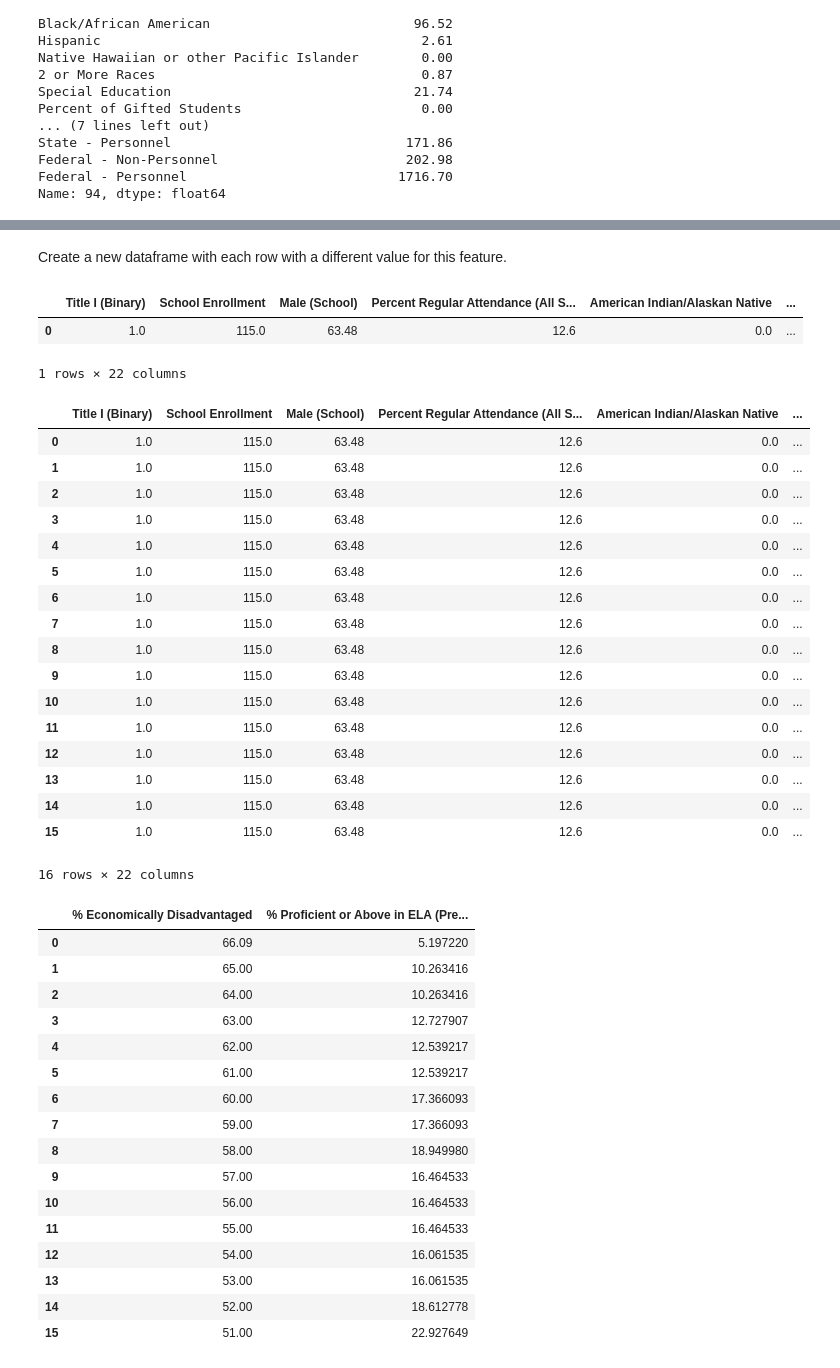
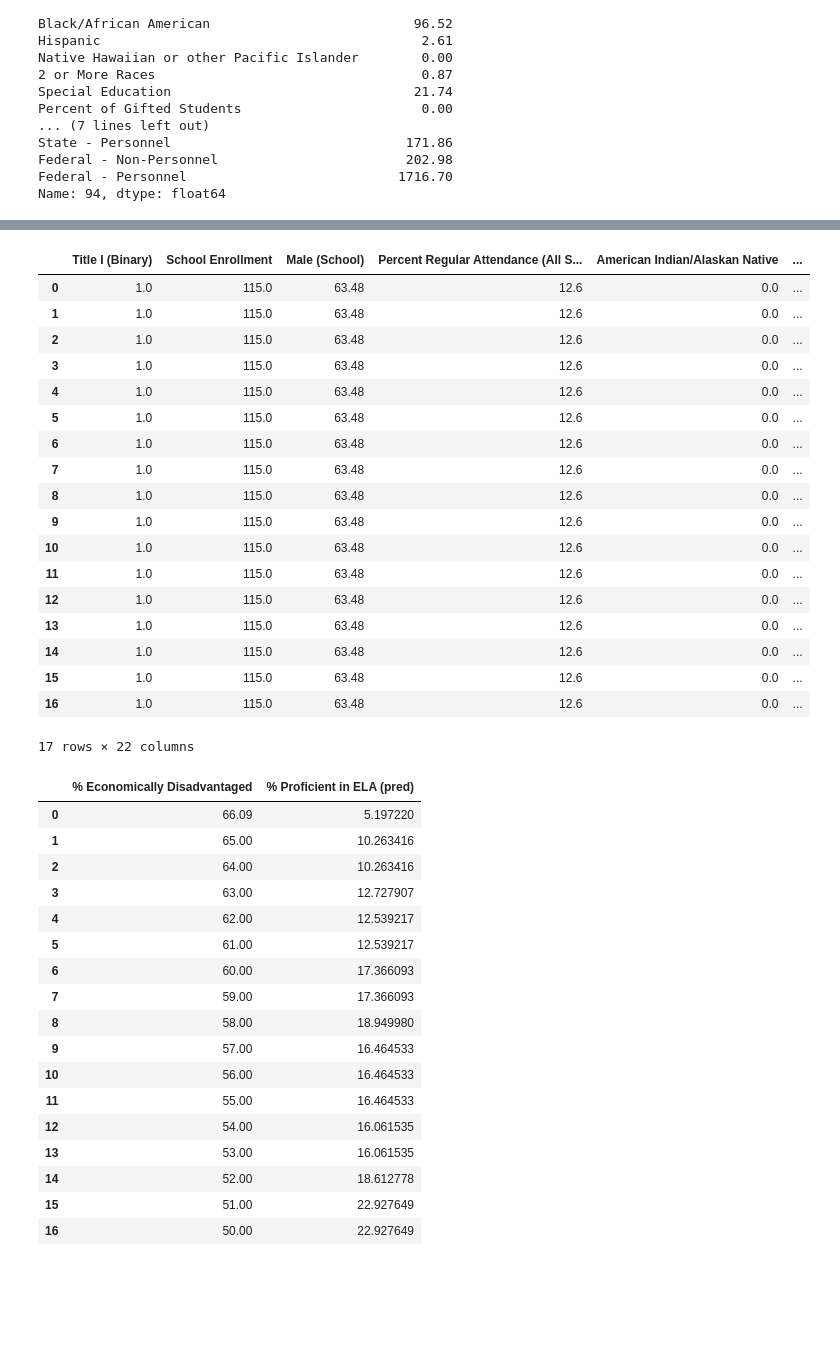
Before and after one commit to cchung106/Capstone-Three, a Jupyter notebook: Notebooks/04_modeling_pt2.ipynb, the cells around one changed output, grey strips where cells are left out. Drawn from its saved outputs; the diff is of its cells as text; code cells hidden in the pictures; blank space fills up the shorter version.

```diff
--- a/Notebooks/04_modeling_pt2.ipynb
+++ b/Notebooks/04_modeling_pt2.ipynb
@@ -138,0 +95,2 @@ Name: 94, dtype: float64
+# %%
+index = 94
@@ -220,20 +166,15 @@ Create a list of new values for that feature
 # %%
-econ = np.arange(65, 50, -1)
+# create list of alternative values for 'Economically Disadvantaged'
+econ = np.arange(65, 49, -1)
-# %% [markdown]
-Create a new dataframe with each row with a different value for this feature.
 # %%
-econ_df = pd.DataFrame(X_train_orig.iloc[94]).transpose().reset_index(drop = True)
-updated_row = pd.DataFrame(X_train_orig.iloc[94]).transpose().reset_index(drop = True)
+#establish observation as a dataframe
+econ_df = pd.DataFrame(X_train_orig.iloc[index]).transpose().reset_index(drop = True)
+econ_new_row = pd.DataFrame(X_train_orig.iloc[index]).transpose().reset_index(drop = True)
-# %%
-econ_df
-# %% [output]
-|  | Title I (Binary) | School Enrollment | Male (School) | Percent Regular Attendance (All S... | American Indian/Alaskan Native | ... |
-| 0 | 1.0 | 115.0 | 63.48 | 12.6 | 0.0 | ... |
-1 rows × 22 columns
 # %%
+# iterate through list of alternatives, update variable, and append this new row
 for val in econ:
-    updated_row['Economically Disadvantaged'] = val
-    econ_df = econ_df.append(updated_row, ignore_index=True)
+    econ_new_row['Economically Disadvantaged'] = val
+    econ_df = econ_df.append(econ_new_row, ignore_index=True)
 # %%
 econ_df
 # %% [output]
@@ -254,5 +195,6 @@ econ_df
 | 13 | 1.0 | 115.0 | 63.48 | 12.6 | 0.0 | ... |
 | 14 | 1.0 | 115.0 | 63.48 | 12.6 | 0.0 | ... |
 | 15 | 1.0 | 115.0 | 63.48 | 12.6 | 0.0 | ... |
+| 16 | 1.0 | 115.0 | 63.48 | 12.6 | 0.0 | ... |
-16 rows × 22 columns
+17 rows × 22 columns
 # %%
@@ -261,10 +205,13 @@ econ_df_sc = sc.transform(econ_df)
 econ_pred = ELA_model.predict(econ_df_sc)
 # %%
-pd.DataFrame(zip(econ_df['Economically Disadvantaged'], list(econ_pred)),
-             columns = ['% Economically Disadvantaged', '% Proficient or Above in ELA (Prediction)']
-            )
+# generate a table comparing the altered value and the predicted target variable
+econ_results = pd.DataFrame(zip(econ_df['Economically Disadvantaged'], list(econ_pred)),
+                            columns = ['% Economically Disadvantaged', '% Proficient in ELA (pred)']
+                           )
+
+econ_results
 # %% [output]
-|  | % Economically Disadvantaged | % Proficient or Above in ELA (Pre... |
+|  | % Economically Disadvantaged | % Proficient in ELA (pred) |
 | 0 | 66.09 | 5.197220 |
 | 1 | 65.00 | 10.263416 |
 | 2 | 64.00 | 10.263416 |
@@ -281,3 +228,4 @@ pd.DataFrame(zip(econ_df['Economically Disadvantaged'], list(econ_pred)),
 | 13 | 53.00 | 16.061535 |
 | 14 | 52.00 | 18.612778 |
 | 15 | 51.00 | 22.927649 |
+| 16 | 50.00 | 22.927649 |
```
Also changed, not shown: parts of 65 cells of this notebook.
